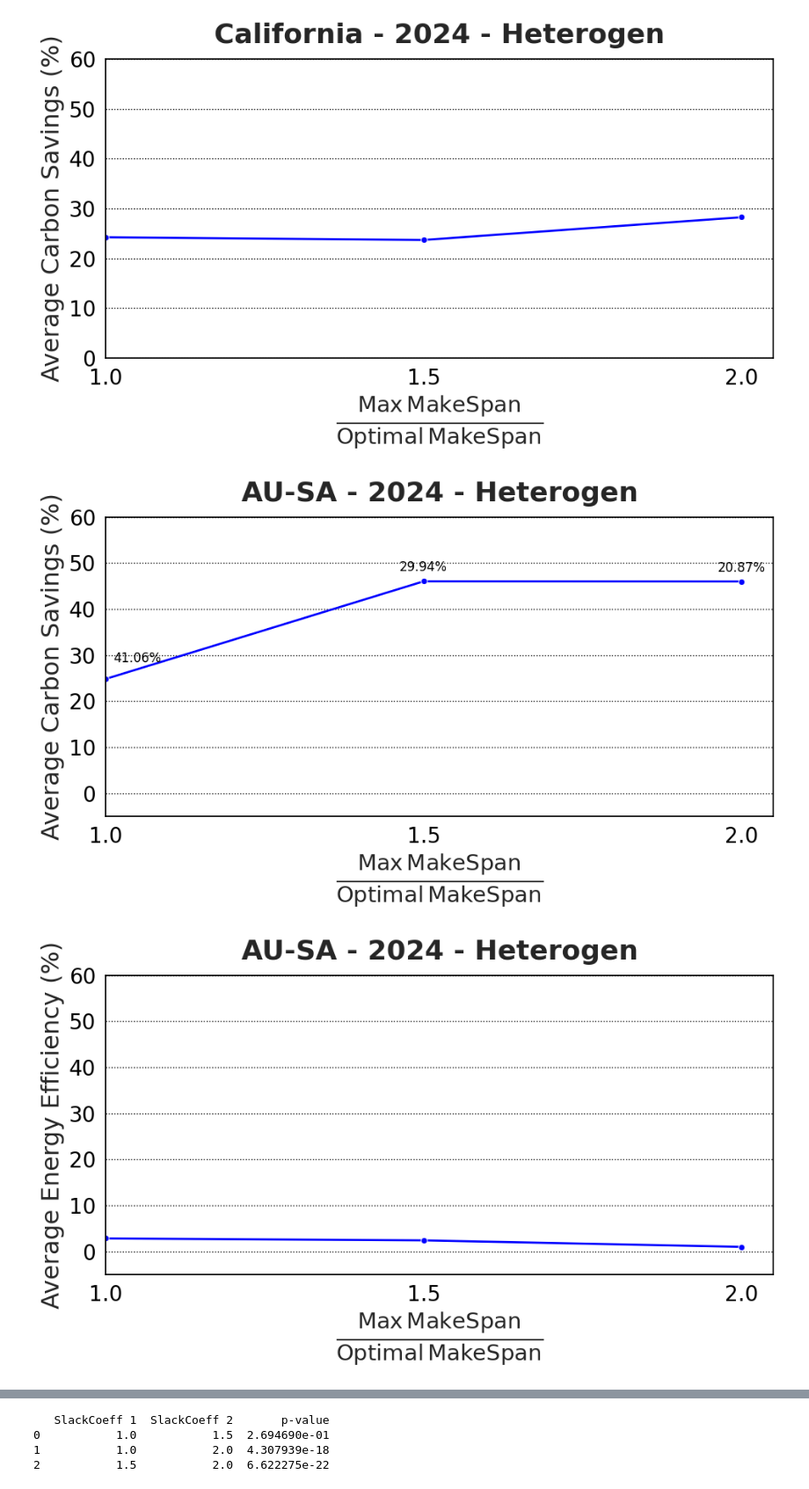
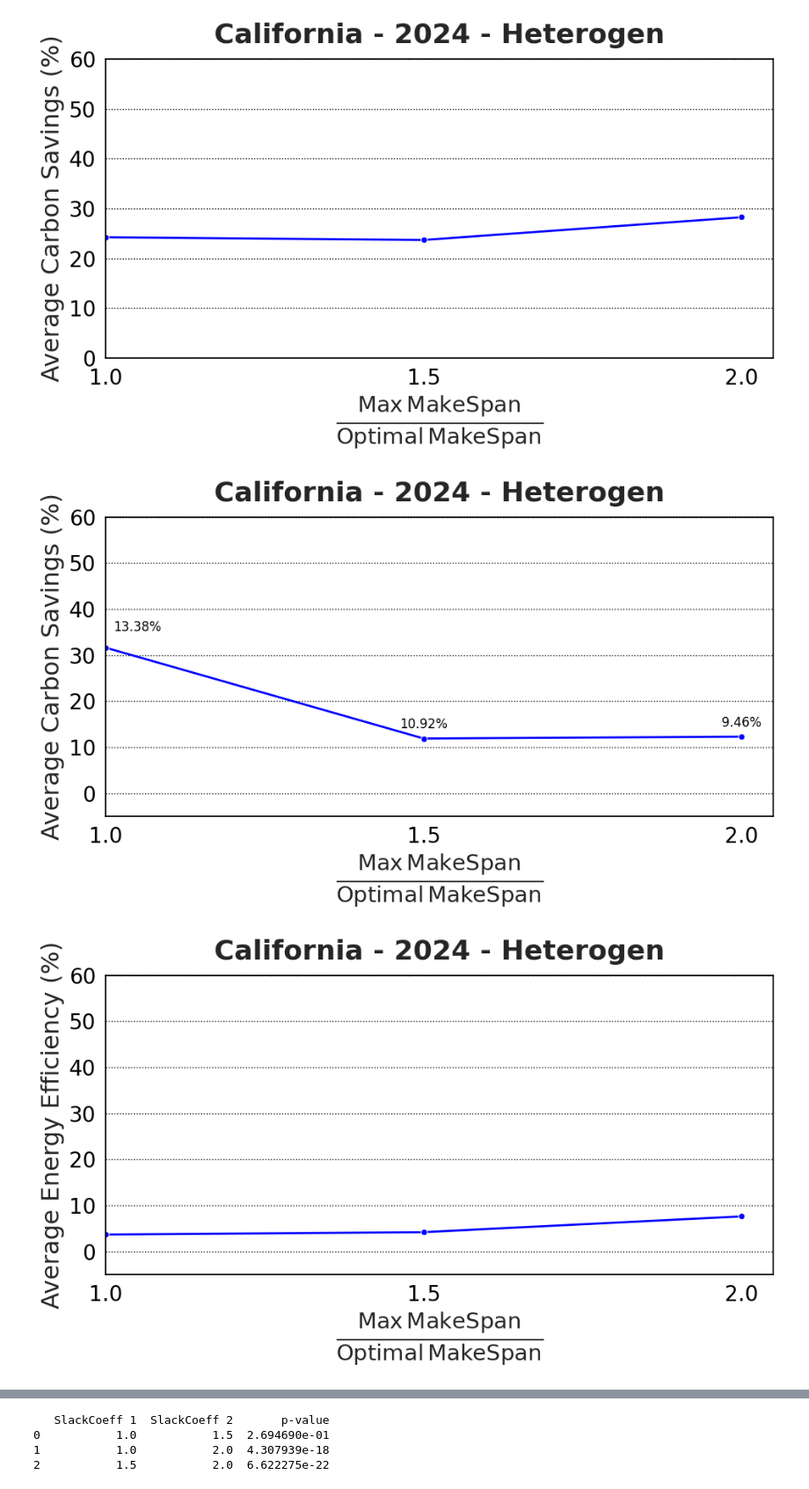
Before and after one commit to rbostandoust/GreenSys26-DAG, a Jupyter notebook: Plot/PlotCode.ipynb, the cells around one changed output, grey strips where cells are left out. Shown at 88% size. Saved outputs shown, nothing was run; the diff lists cells and outputs as text; code cells hidden in the pictures.

Commit message:
plot for 15 servers hetero settings added to jupyter!

```diff
--- a/Plot/PlotCode.ipynb
+++ b/Plot/PlotCode.ipynb
@@ -16,7 +16,7 @@ folder_type = "Heterogen"
 # root_dir = f"../Logs/GeneralExp"
 root_dir = f"../Logs/GeneralExpv2/{folder_type}/{location}"
 num_jobs = 10
-num_servers = 5
+num_servers = 15
 #############
 
 # Define the pattern
@@ -198,7 +198,7 @@ import seaborn as sns
 from matplotlib.ticker import MultipleLocator
 
 ###########
-save_fig = True
+save_fig = False
 ########
 plot_types = ["Carbon Savings", "Energy Efficiency"]
 column_names = ["CarbonSavings(%)", "EnergySavings(%)"]
@@ -241,35 +241,35 @@ for plot_index, plot_type in enumerate(plot_types):
     ax.grid(axis='x', visible=False)  # No x-grid
     ax.grid(axis='y', which='major', color='black', linestyle=':', linewidth=1)
 
     # Black border and ticks
     ax.tick_params(axis='both', color='black', labelcolor='black')
     for spine in ax.spines.values():
         spine.set_edgecolor('black')
 
     ax.set_title(f"{location} - 2024 - {folder_type}", fontsize=26, fontweight="bold", pad=15)
 
     # Annotate each point with UtilizationRatio
     if plot_type == "Carbon Savings":
         for index, row in df_plot.iterrows():
             utilization_ratio = row['UtilizationRatio']
             x_pos = row['SlackCoeff']
             y_pos = row[column_names[plot_index]]
 
             # If it's the first point, adjust it slightly to the right
             if index == 0:
                 ax.text(float(x_pos) - 0.9, y_pos + 3, f"{utilization_ratio:.2f}%",
                         color='black', fontsize=12, ha='center', va='bottom')
             else:
                 ax.text(x_pos, y_pos + 1.5, f"{utilization_ratio:.2f}%",
                         color='black', fontsize=12, ha='center', va='bottom')
 
     plt.tight_layout()
     if save_fig:
         plt.savefig(save_file_path, dpi=300, bbox_inches='tight')
     plt.show()
 # %% [output]
-[figure, old version]
+[figure, new version]
-[figure, old version]
+[figure, new version]
 # %%
 import matplotlib.pyplot as plt
 import seaborn as sns
```
Also changed, not shown: parts of 6 cells of this notebook.
